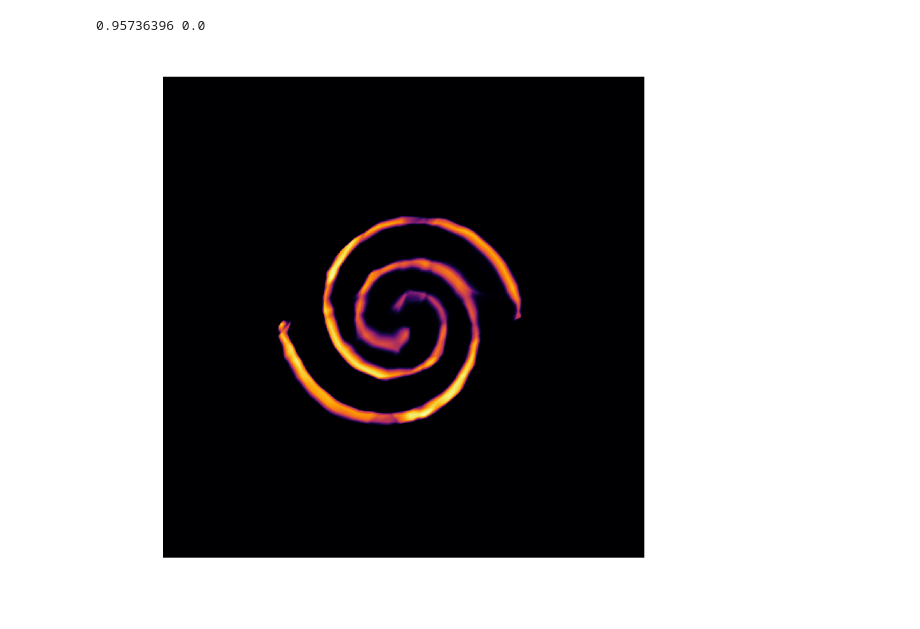
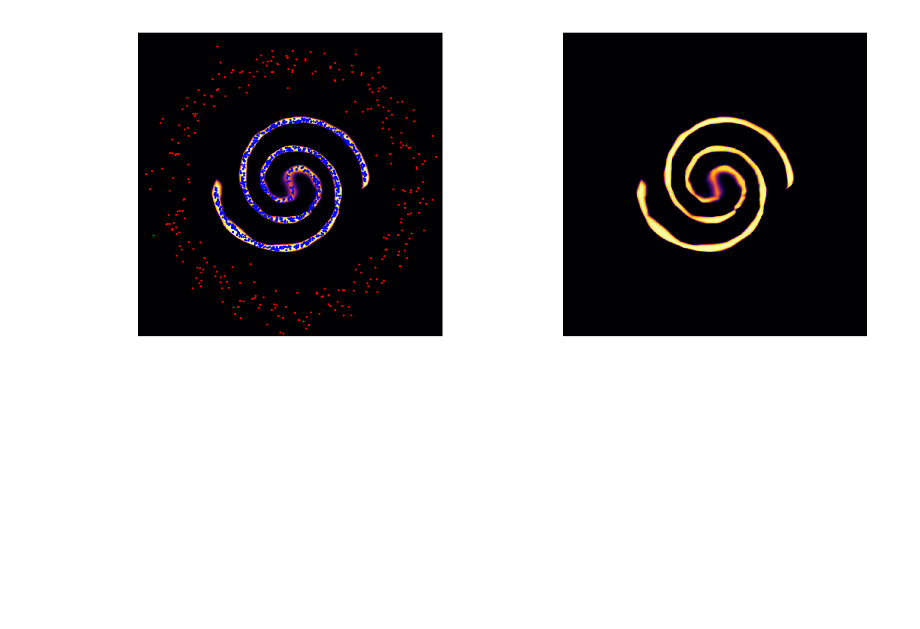
Before and after one commit to xuwangyin/GAT-synthetic, a Jupyter notebook: spirals.ipynb, the cells around one changed output. Saved outputs shown, nothing was run; the diff lists cells and outputs as text; code cells hidden in the pictures; blank space fills up the shorter version.

```diff
--- a/spirals.ipynb
+++ b/spirals.ipynb
@@ -89,30 +57,6 @@ plt.show()
 # %%
-plt.figure(figsize=(4, 4), dpi=200)
-ax = plt.subplot(1, 1, 1)
-ax.set_axis_off()
-
 for i in range(15000):
-            x_train_others_adv = attack.perturb(x_train_others,
-                                            None,
-                                            sess,
-                                            verbose=False)
-            x_train_with_adv = np.concatenate(
-                [x_train_target, x_train_others_adv])
-            y_train_with_adv = np.concatenate([y_train_target, y_train_others])
-
-#             if i % 1000 == 0:
-#                 plot_detector(detector,x_train_with_adv, y_train_with_adv, ax, sess)
-#                 display.clear_output(wait=True)
-#                 display.display(plt.gcf())
-
-
-            sess.run(train_step,
-                     feed_dict={
-                         detector.x_input: x_train_with_adv,
-                         detector.y_input: y_train_with_adv
-                     })
-
-# plot_detector(detector, x=None, y=None, ax=ax, class0_marker='o')
-plot_detector(detector, x_train, y_train, ax, sess)
-
-plt.show()
+    x_train_others_adv = attack.perturb(x_train_others, None, sess, verbose=False)
+    x_train_with_adv = np.concatenate([x_train_target, x_train_others_adv])
+    y_train_with_adv = np.concatenate([y_train_target, y_train_others])
+    sess.run(train_step,feed_dict={detector.x_input: x_train_with_adv, detector.y_input: y_train_with_adv})
@@ -122,11 +63,7 @@ plt.show()
 # %%
-plt.figure(figsize=(4, 4), dpi=200)
-ax = plt.subplot(1, 1, 1)
-ax.set_axis_off()
-
-plot_detector(detector, x=None, y=None, ax=ax, sess=sess)
-
+fig, (ax0, ax1) = plt.subplots(ncols=2, figsize=(10, 4), dpi=200)
+plot_detector(detector, x_train, y_train, ax0, sess)
+plot_detector(detector, x=None, y=None, ax=ax1, sess=sess)
 plt.show()
 # %% [output]
-0.95736396 0.0
-[figure, old version]
+[figure, new version]
```
Also changed, not shown: parts of 6 cells of this notebook, 4 other files.
